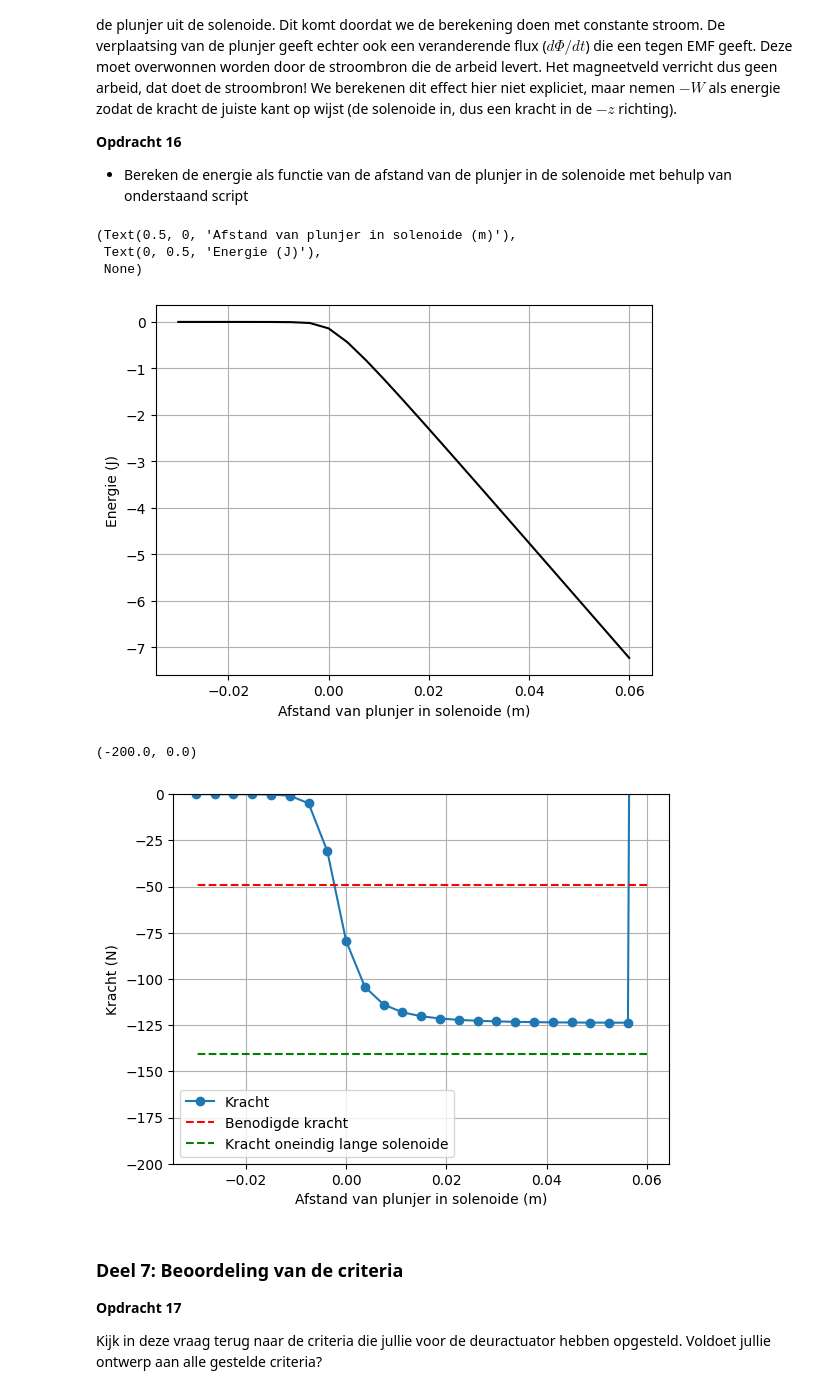
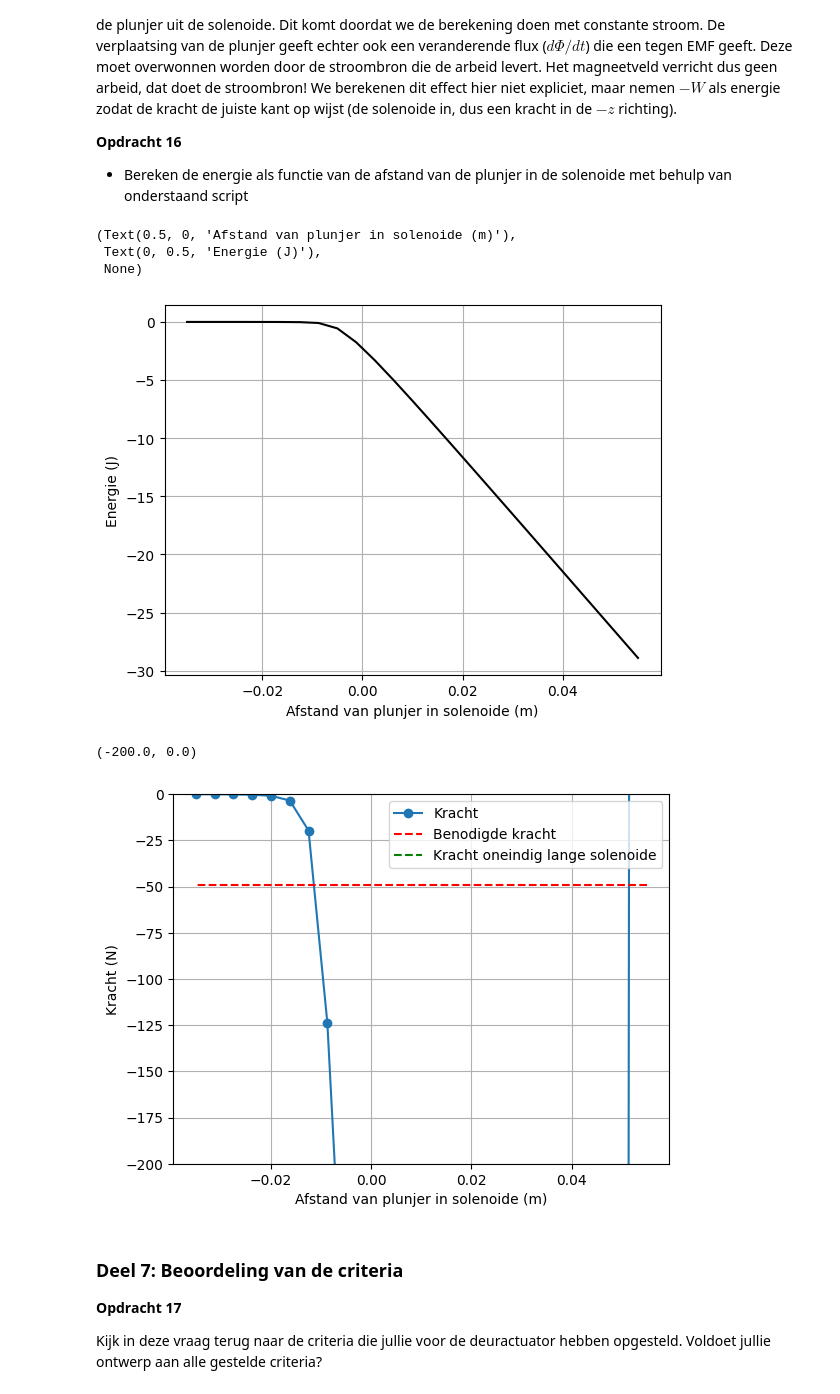
Before and after one commit to Xander1611/opdrachten-DEF-D-AB, a Jupyter notebook: 2KrachtactuatorOpdracht/2KrachtactuatorOpdracht/KrachtactuatorOpdracht.ipynb, the cells around one changed output. Drawn from its saved outputs; the diff is of its cells as text; code cells hidden in the pictures.

```diff
--- a/2KrachtactuatorOpdracht/2KrachtactuatorOpdracht/KrachtactuatorOpdracht.ipynb
+++ b/2KrachtactuatorOpdracht/2KrachtactuatorOpdracht/KrachtactuatorOpdracht.ipynb
@@ -121,7 +121,7 @@ Plaats in deze cel een png met jullie eventuele analytische uitwerkingen.
 ###
 ###Hier jouw code###
 mu0 = 1.256637*10**-6 # magnetische permittiviteit van het vacuum
-mu_r_ijzer = 10**4 # magnetische permittiviteit van ijzer
+mu_r_ijzer = 5*10**3 # magnetische permittiviteit van ijzer
 F_opdr6 = 40 # N
 rho_koper = 1.75*10**-8
 V_opdr6 = 9
@@ -618,9 +618,8 @@ Zoals je uit je berekening voor het $\mathbf{H}$ kan zien is de energie van de p
 
 * Bereken de energie als functie van de afstand van de plunjer in de solenoide met behulp van onderstaand script
 # %%
-r_s = r_sol
-L_s = L_sol
-
+r_s = r_s_vb
+L_s = L_s_vb
 mu_r = 5000
 mu_0 = 4 * np.pi * 1e-7
 
@@ -633,20 +632,20 @@ plt.xlabel('Afstand van plunjer in solenoide (m)'), plt.ylabel('Energie (J)'), p
 (Text(0.5, 0, 'Afstand van plunjer in solenoide (m)'),
  Text(0, 0.5, 'Energie (J)'),
  None)
-[figure, old version]
+[figure, new version]
 # %%
 force_analytical = -mu_0*mu_r*np.pi*r_s**2*aantal_omwent**2*I**2/2/L_s**2 # Kracht uitrekenen numeriek
 force_numerical=np.diff(Wz, n=1, append=[0])/(z_ax[1] - z_ax[0]) # Kracht uitrekenen
 
 # Plotting the results
 plt.plot(L_s/2 - z_ax, np.flipud(force_numerical), '-o', label='Kracht')
 plt.plot(L_s/2 - z_ax, (-5*9.8)*np.ones(n_ax), '--r', label='Benodigde kracht')
 plt.plot(L_s/2 - z_ax, force_analytical*np.ones(n_ax), '--g', label='Kracht oneindig lange solenoide')
 plt.xlabel('Afstand van plunjer in solenoide (m)'), plt.ylabel('Kracht (N)'), plt.grid(), plt.legend()
-plt.ylim([-200, 0])
+plt.ylim(-200,0)
 # %% [output]
 (-200.0, 0.0)
-[figure, old version]
+[figure, new version]
 # %% [markdown]
 ### Deel 7: Beoordeling van de criteria
 **Opdracht 17**
```
Also changed, not shown: parts of 5 cells of this notebook.
